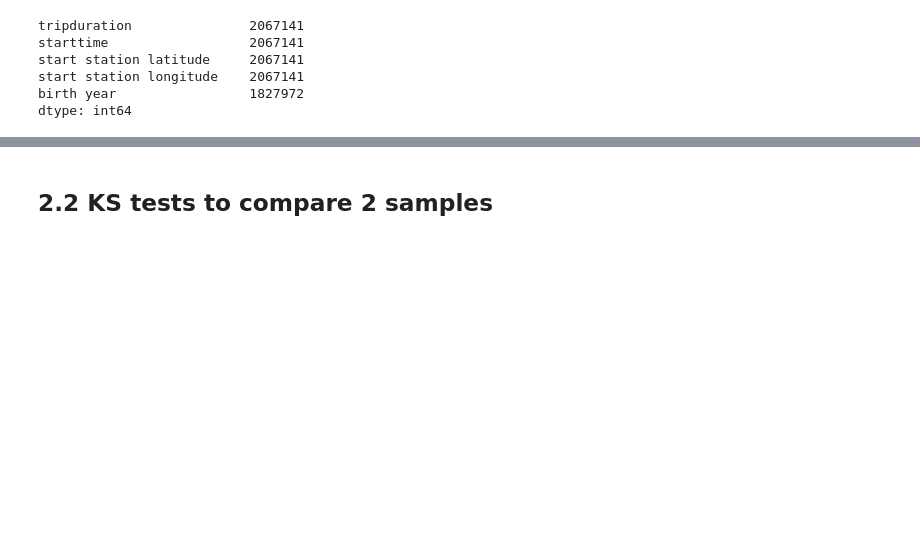
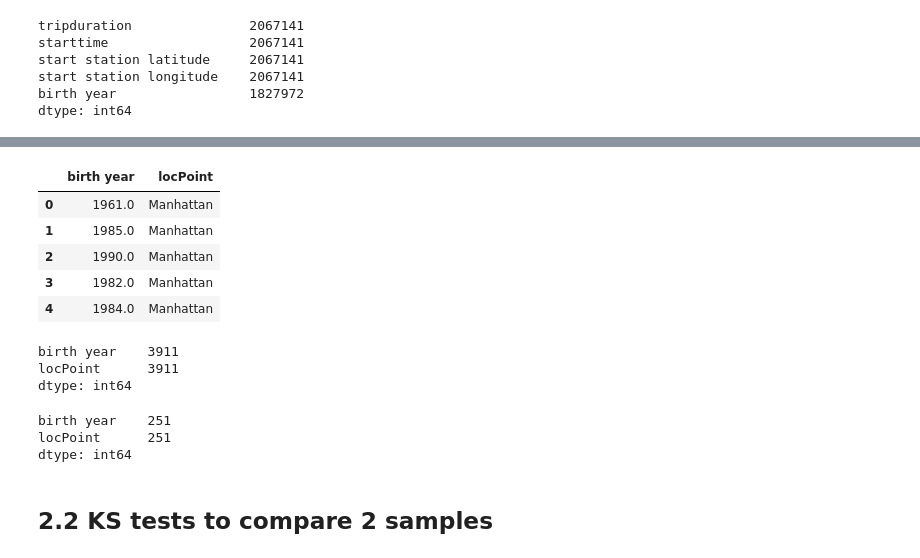
Before and after one commit to sebscho/PUI2017_lz1714, a Jupyter notebook: HW4_lz1714/Assignment4.ipynb, the cells around one changed output, grey strips where cells are left out. Drawn from its saved outputs; the diff is of its cells as text; code cells hidden in the pictures; blank space fills up the shorter version.

```diff
--- a/HW4_lz1714/Assignment4.ipynb
+++ b/HW4_lz1714/Assignment4.ipynb
@@ -420,3 +378,26 @@ dfBroo
+# %%
+#reset the index
+dfManh.reset_index(drop=True, inplace=True)
+dfManh.head()
+# %% [output]
+|  | birth year | locPoint |
+| 0 | 1961.0 | Manhattan |
+| 1 | 1985.0 | Manhattan |
+| 2 | 1990.0 | Manhattan |
+| 3 | 1982.0 | Manhattan |
+| 4 | 1984.0 | Manhattan |
+# %%
+dfManh.count()
+# %% [output]
+birth year    3911
+locPoint      3911
+dtype: int64
+# %%
+dfBroo.count()
+# %% [output]
+birth year    251
+locPoint      251
+dtype: int64
 # %% [markdown]
 ## 2.2 KS tests to compare 2 samples
 # %% [markdown]
```
Also changed, not shown: parts of 50 cells of this notebook.
